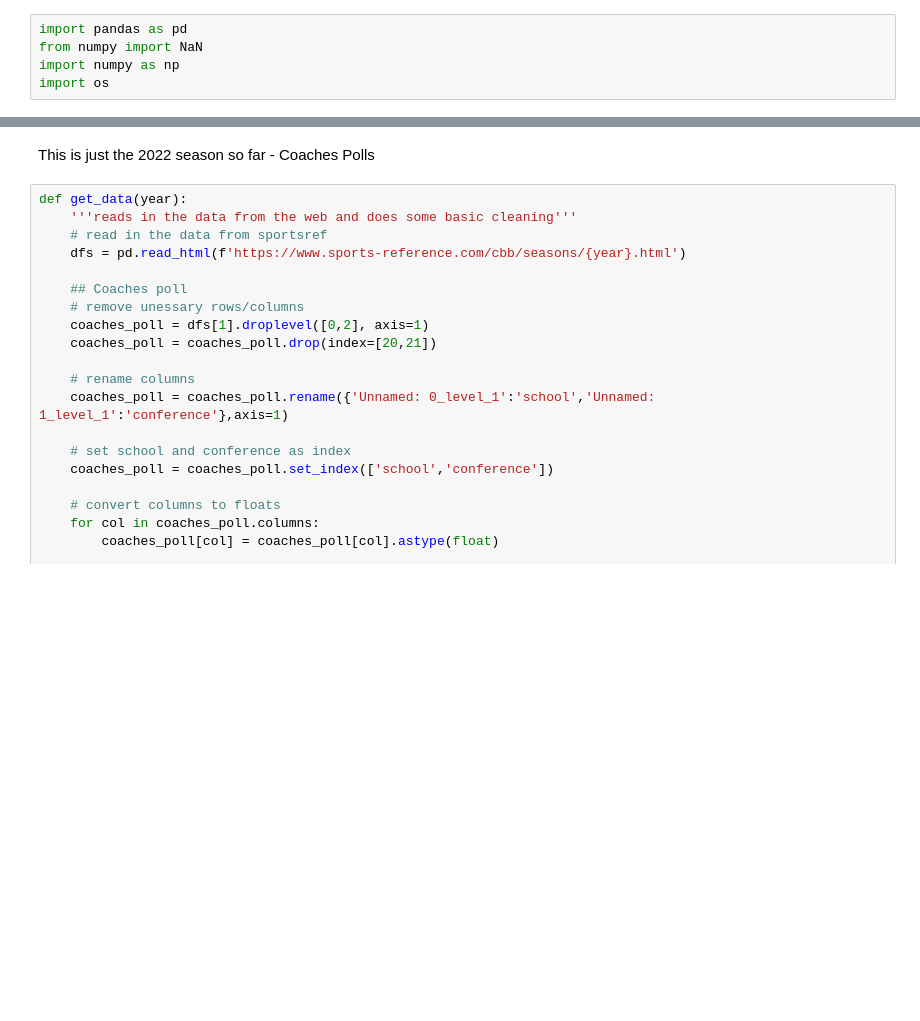
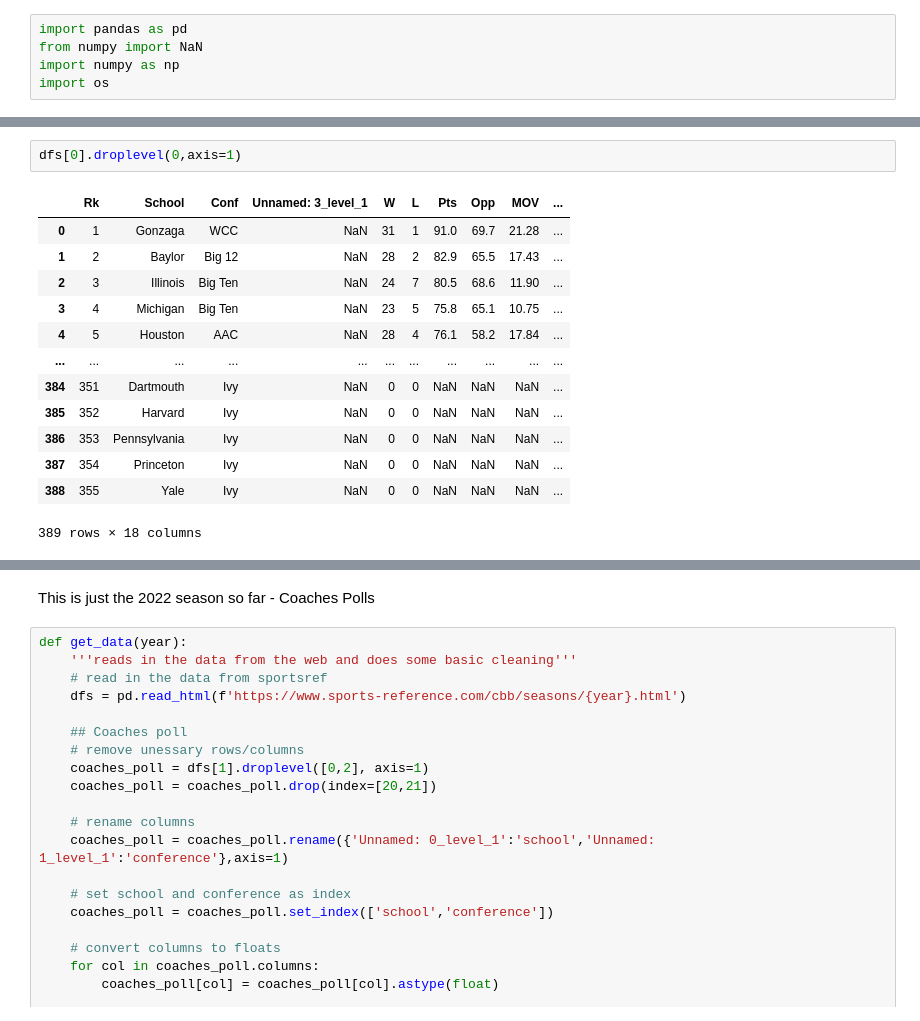
Before and after one commit to rhailper/march_madness2023, a Jupyter notebook: initial_exploration.ipynb, the cells around one changed output, grey strips where cells are left out. Drawn from its saved outputs; the diff is of its cells as text; blank space fills up the shorter version.

```diff
--- a/initial_exploration.ipynb
+++ b/initial_exploration.ipynb
@@ -9,0 +36,16 @@ os.listdir('data')
+# %%
+dfs[0].droplevel(0,axis=1)
+# %% [output]
+|  | Rk | School | Conf | Unnamed: 3_level_1 | W | L | Pts | Opp | MOV | ... |
+| 0 | 1 | Gonzaga | WCC | NaN | 31 | 1 | 91.0 | 69.7 | 21.28 | ... |
+| 1 | 2 | Baylor | Big 12 | NaN | 28 | 2 | 82.9 | 65.5 | 17.43 | ... |
+| 2 | 3 | Illinois | Big Ten | NaN | 24 | 7 | 80.5 | 68.6 | 11.90 | ... |
+| 3 | 4 | Michigan | Big Ten | NaN | 23 | 5 | 75.8 | 65.1 | 10.75 | ... |
+| 4 | 5 | Houston | AAC | NaN | 28 | 4 | 76.1 | 58.2 | 17.84 | ... |
+| ... | ... | ... | ... | ... | ... | ... | ... | ... | ... | ... |
+| 384 | 351 | Dartmouth | Ivy | NaN | 0 | 0 | NaN | NaN | NaN | ... |
+| 385 | 352 | Harvard | Ivy | NaN | 0 | 0 | NaN | NaN | NaN | ... |
+| 386 | 353 | Pennsylvania | Ivy | NaN | 0 | 0 | NaN | NaN | NaN | ... |
+| 387 | 354 | Princeton | Ivy | NaN | 0 | 0 | NaN | NaN | NaN | ... |
+| 388 | 355 | Yale | Ivy | NaN | 0 | 0 | NaN | NaN | NaN | ... |
+389 rows × 18 columns
```
Also changed, not shown: parts of 6 cells of this notebook, 12 other files.
